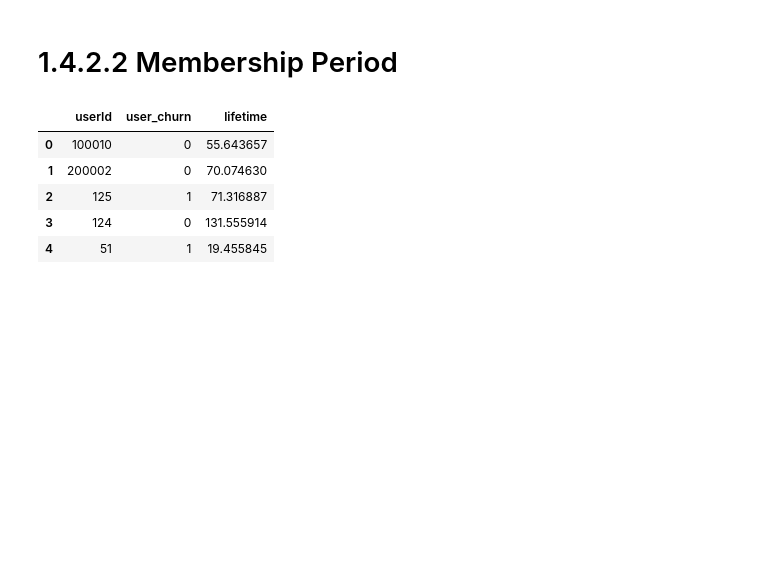
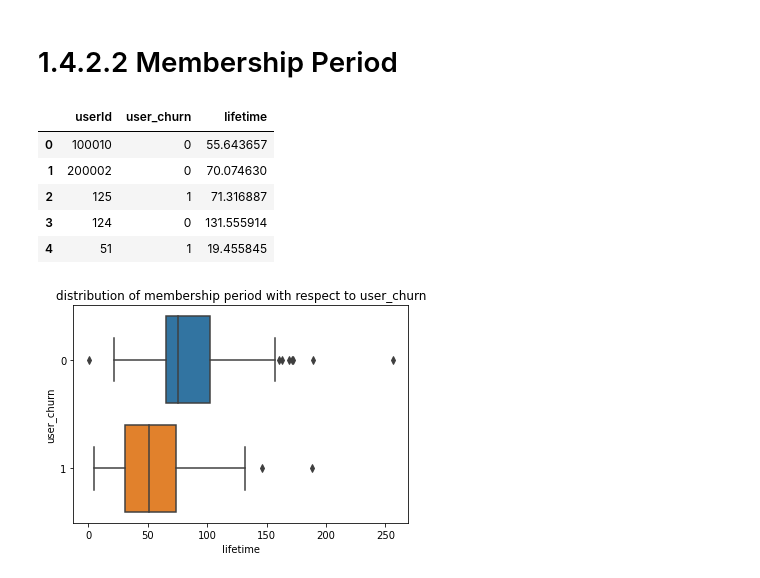
Before and after one commit to yatfungleung/Sparkify-User-Churn-Prediction, a Jupyter notebook: 1_data_cleaning.ipynb, the cells around one changed output. Cells and saved outputs as stored; diff of their text form; code cells hidden in the pictures; blank space fills up the shorter version.

```diff
--- a/1_data_cleaning.ipynb
+++ b/1_data_cleaning.ipynb
@@ -604,3 +606,15 @@ df_membership_pd.head()
 | 2 | 125 | 1 | 71.316887 |
 | 3 | 124 | 0 | 131.555914 |
 | 4 | 51 | 1 | 19.455845 |
+# %%
+# display in boxplot
+
+plt.xlabel('days since registration')
+plt.ylabel('user_churn')
+plt.title('distribution of membership period with respect to user_churn')
+
+sns.boxplot(data=df_membership_pd, y='user_churn', x='lifetime', orient='h')
+
+plt.show()
+# %% [output]
+[figure, added]
```
Also changed, not shown: parts of 2 cells of this notebook.
